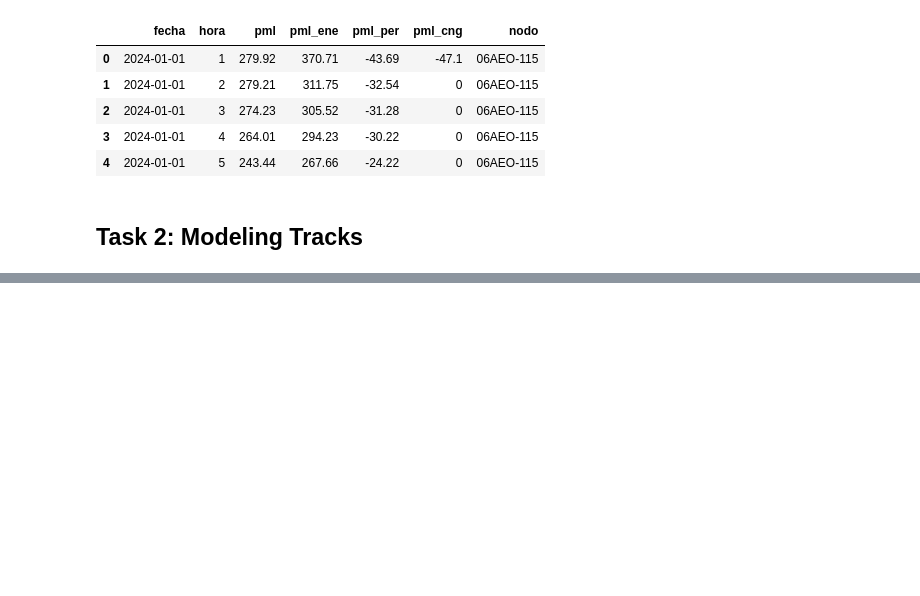
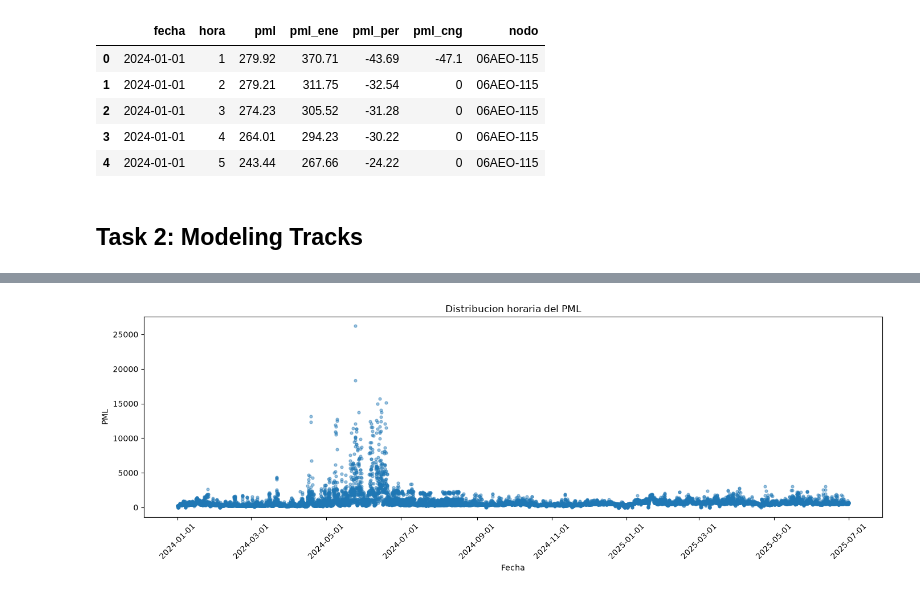
Before and after one commit to VelascoSantiago/pp-monclovalmp, a Jupyter notebook: dev.ipynb, the cells around one changed output, grey strips where cells are left out. Saved outputs shown, nothing was run; the diff lists cells and outputs as text; code cells hidden in the pictures; blank space fills up the shorter version.

Commit message:
time distribution plot

```diff
--- a/dev.ipynb
+++ b/dev.ipynb
@@ -215,0 +257,16 @@ Columnas recuperadas: 7
+# %%
+
+df_nodo['pml'] = pd.to_numeric(df_nodo['pml'])
+
+# --- Z-SCORE ---
+# definimos nuestra ventana móvil: 7 días = 168 horas
+ventana = 168
+# calculamos el promedio y la desviación estándar de las últimas 168 horas
+df_nodo['media_movil'] = df_nodo['pml'].rolling(window=ventana, min_periods=1).mean()
+df_nodo['std_movil'] = df_nodo['pml'].rolling(window=ventana, min_periods=1).std()
+
+# aplicamos la fórmula del Z-Score: (Valor actual - Media) / Desviación
+# usamos np.where para evitar errores de división por cero si la std es 0
+df_nodo['z_score'] = np.where(df_nodo['std_movil'] > 0,
+                              (df_nodo['pml'] - df_nodo['media_movil']) / df_nodo['std_movil'],
+                              0)
@@ -215,0 +293,7 @@ Columnas recuperadas: 7
+# %%
+# Nuestra regla de negocio: Si el valor absoluto de Z es mayor a 3, es una anomalía (1), si no, es normal (0)
+df_nodo['es_anomalia'] = np.where(df_nodo['z_score'].abs() > 3, 1, 0)
+
+# Vemos un resumen de cuántas anomalías detectó
+print(f"Total de registros evaluados: {len(df_nodo)}")
+print(f"Anomalías detectadas: {df_nodo['es_anomalia'].sum()}")
@@ -215,0 +339,23 @@ Columnas recuperadas: 7
+# %%
+import matplotlib.dates as mdates
+
+df_nodo['fecha'] = pd.to_datetime(df_nodo['fecha']).dt.date
+df_nodo['fecha_hora'] = pd.to_datetime(df_nodo['fecha_hora'])
+
+fig, ax = plt.subplots(figsize=(14, 5))
+ax.scatter(
+    mdates.date2num(df_nodo['fecha_hora']),
+    df_nodo['pml'],
+    alpha=0.45,
+    s=12
+)
+ax.xaxis_date()
+ax.xaxis.set_major_locator(mdates.AutoDateLocator())
+ax.xaxis.set_major_formatter(mdates.DateFormatter('%Y-%m-%d'))
+ax.set_title('Distribucion horaria del PML')
+ax.set_xlabel('Fecha')
+ax.set_ylabel('PML')
+ax.tick_params(axis='x', rotation=45)
+fig.tight_layout()
+# %% [output]
+[figure, added]
```
Also changed, not shown: parts of 11 cells of this notebook, 2 other files.
